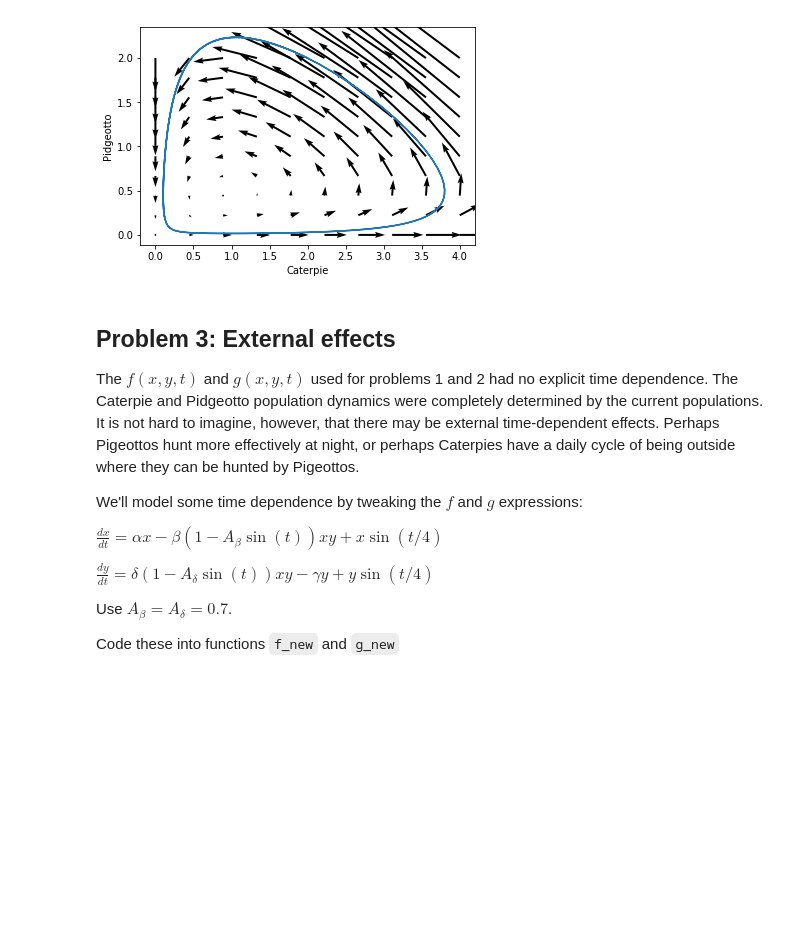
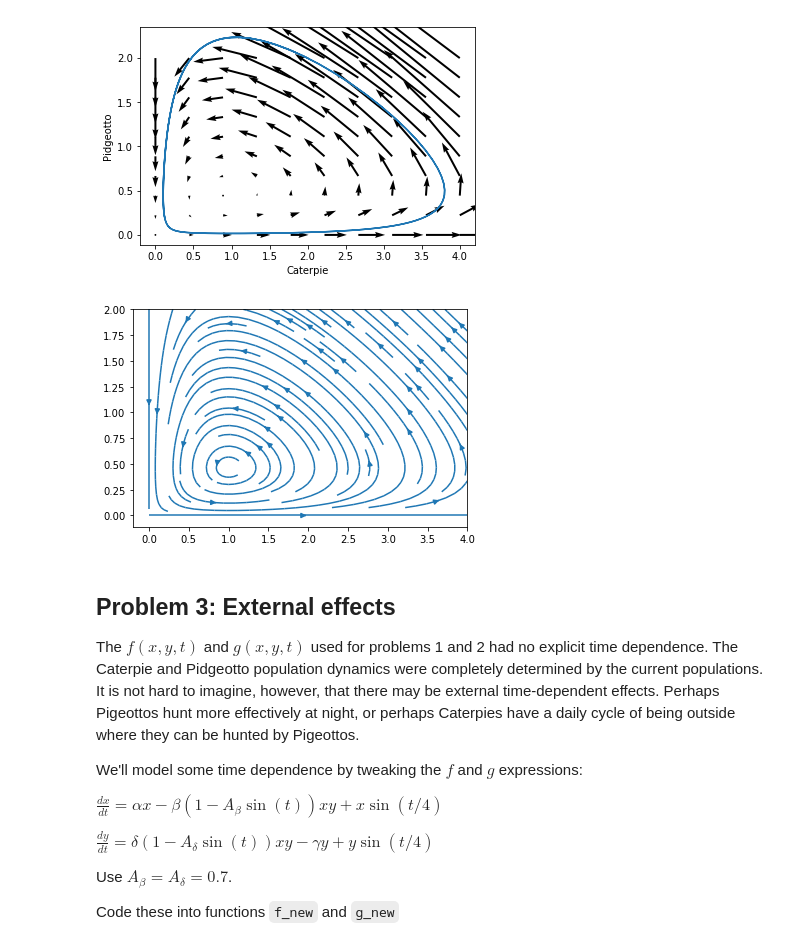
Before and after one commit to stieu/Homework03, a Jupyter notebook: Homework03-master/Homework 3.ipynb, the cells around one changed output. Drawn from its saved outputs; the diff is of its cells as text; code cells hidden in the pictures; blank space fills up the shorter version.

Commit message:
Add files via upload
I did one of the extra credit this time

```diff
--- a/Homework03-master/Homework 3.ipynb
+++ b/Homework03-master/Homework 3.ipynb
@@ -482,6 +486,13 @@ plt.ylabel('Pidgeotto')
 plt.show()
 # %% [output]
 [figure]
+# %%
+"""extra credit"""
+plt.streamplot(XX, YY, UU, VV, density=1, linewidth=None, color=None, cmap=None, norm=None, arrowsize=1, arrowstyle='-|>', minlength=0.1, transform=None, zorder=None, start_points=None, hold=None, data=None)
+
+plt.show()
+# %% [output]
+[figure, added]
 # %% [markdown]
 ## Problem 3: External effects
 
```
Also changed, not shown: parts of 1 cell of this notebook.
